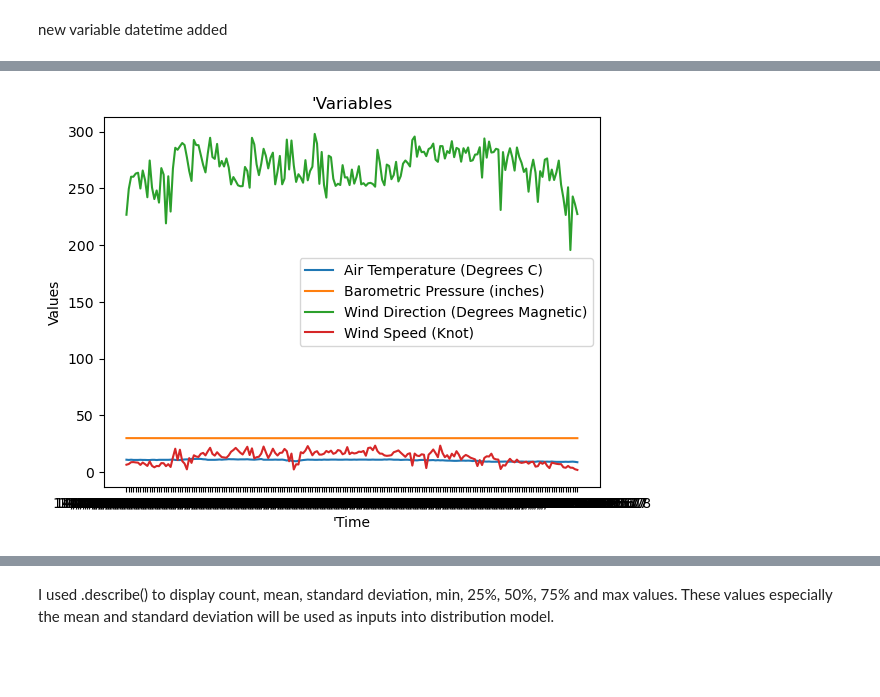
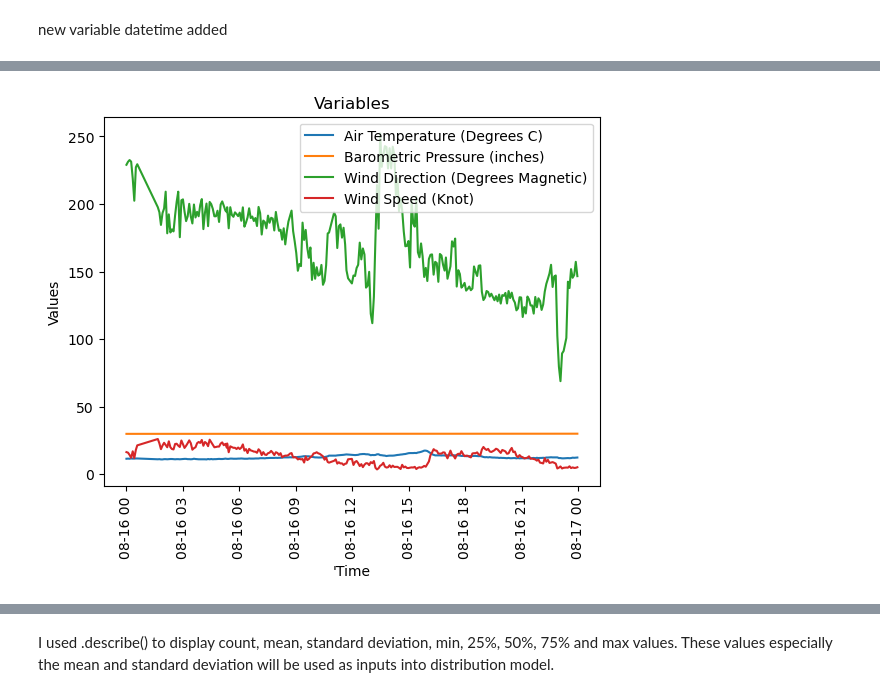
Before and after one commit to dectan/Programming-for-Data-Analysis-Project-1, a Jupyter notebook: Project 1.ipynb, the cells around one changed output, grey strips where cells are left out. Drawn from its saved outputs; the diff is of its cells as text; code cells hidden in the pictures; blank space fills up the shorter version.

```diff
--- a/Project 1.ipynb
+++ b/Project 1.ipynb
@@ -24,8 +25,8 @@ I will go through the distribuiton I have used to synthesise each variable below
 # %% [markdown]
 After reading .csv file, I can see the original dataset contains 8 variables. I decided to drop 4 variables using .drop() to have a more concise dataset.
 # %%
-
-df1=pd.read_csv('http://data.marine.ie/downloads/SmartBayIreland/GalwaySampleWeatherData.csv',nrows = 267)
+#nrows = 267
+df1=pd.read_csv('http://data.marine.ie/downloads/SmartBayIreland/GalwaySampleWeatherData.csv',)
 #https://stackoverflow.com/questions/48899051/how-to-drop-a-specific-column-of-csv-file-while-reading-it-using-pandas
 df1 = df1.drop(['Longitude','Latitude','Wind Direction (Degrees True)','Barometric Pressure (Millibars)',"Wind Speed (Meters/Sec)"],axis =1)
 df1
@@ -151,5 +170,6 @@ Name: datetime, Length: 267, dtype: datetime64[ns]
 # %%
-df2=df1.loc[df1.loc[:,'SensorTimestamp'] >= '14/08/2015 ']
+#df1
+df2=df1.loc[df1.loc[:,'datetime'] >= '2015-08-16']
 df2
 # %% [output]
 |  | SensorTimestamp | Air Temperature (Degrees C) | Barometric Pressure (inches) | Wind Direction (Degrees Magnetic) | Wind Speed (Knot) | ... |
@@ -167,0 +188,3 @@ df2
+# %%
+df3=df2.loc[df2.loc[:,'datetime'] <='2015-08-17']
+df3
@@ -168,14 +205,16 @@ df2
 # %%
-sns.lineplot(data=df2, x = "SensorTimestamp", y = "Air Temperature (Degrees C)")
-sns.lineplot(data=df2, x = "SensorTimestamp", y = "Barometric Pressure (inches)")
-sns.lineplot(data=df2, x = "SensorTimestamp", y = "Wind Direction (Degrees Magnetic)")
-sns.lineplot(data=df2, x = "SensorTimestamp", y = "Wind Speed (Knot)")
-plt.title("'Variables")
+#plt.xticks(rotation=90)
+sns.lineplot(data=df3, x = "datetime", y = "Air Temperature (Degrees C)")
+sns.lineplot(data=df3, x = "datetime", y = "Barometric Pressure (inches)")
+sns.lineplot(data=df3, x = "datetime", y = "Wind Direction (Degrees Magnetic)")
+sns.lineplot(data=df3, x = "datetime", y = "Wind Speed (Knot)")
+#plt.xticks([::5],  )
+plt.title("Variables")
 plt.xlabel("'Time")
+plt.xticks(rotation=90)
 plt.ylabel("Values")
 plt.legend(["Air Temperature (Degrees C)","Barometric Pressure (inches)","Wind Direction (Degrees Magnetic)","Wind Speed (Knot)"])
 plt.show()
-plt.show()
 # %% [output]
-[figure, old version]
+[figure, new version]
 # %%
```
Also changed, not shown: parts of 92 cells of this notebook, 2 other files.
